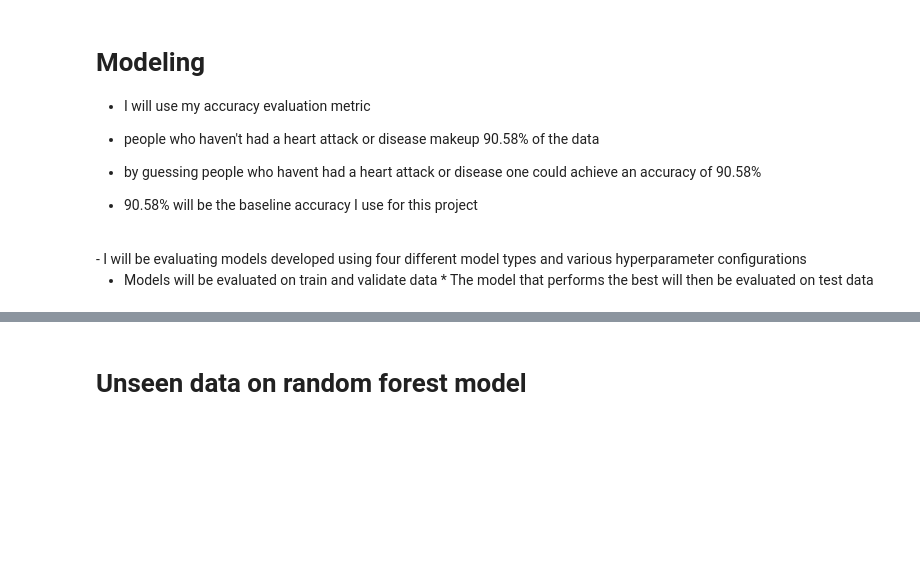
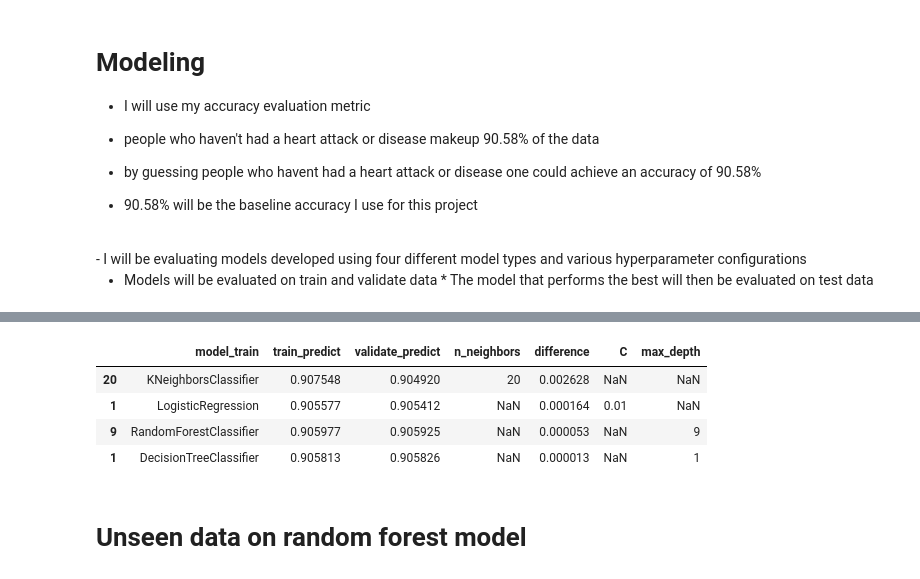
Before and after one commit to Divante222/individual_project, a Jupyter notebook: final_report.ipynb, the cells around one changed output, grey strips where cells are left out. Saved outputs shown, nothing was run; the diff lists cells and outputs as text; code cells hidden in the pictures; blank space fills up the shorter version.

```diff
--- a/final_report.ipynb
+++ b/final_report.ipynb
@@ -337,3 +234,12 @@ DT_df
+# %%
+the_df, testRF = wrangle.load_all_csv()
+the_df
+# %% [output]
+|  | model_train | train_predict | validate_predict | n_neighbors | difference | C | max_depth |
+| 20 | KNeighborsClassifier | 0.907548 | 0.904920 | 20 | 0.002628 | NaN | NaN |
+| 1 | LogisticRegression | 0.905577 | 0.905412 | NaN | 0.000164 | 0.01 | NaN |
+| 9 | RandomForestClassifier | 0.905977 | 0.905925 | NaN | 0.000053 | NaN | 9 |
+| 1 | DecisionTreeClassifier | 0.905813 | 0.905826 | NaN | 0.000013 | NaN | 1 |
 # %% [markdown]
 # Unseen data on random forest model
 # %%
```
Also changed, not shown: parts of 40 cells of this notebook, 3 other files.
